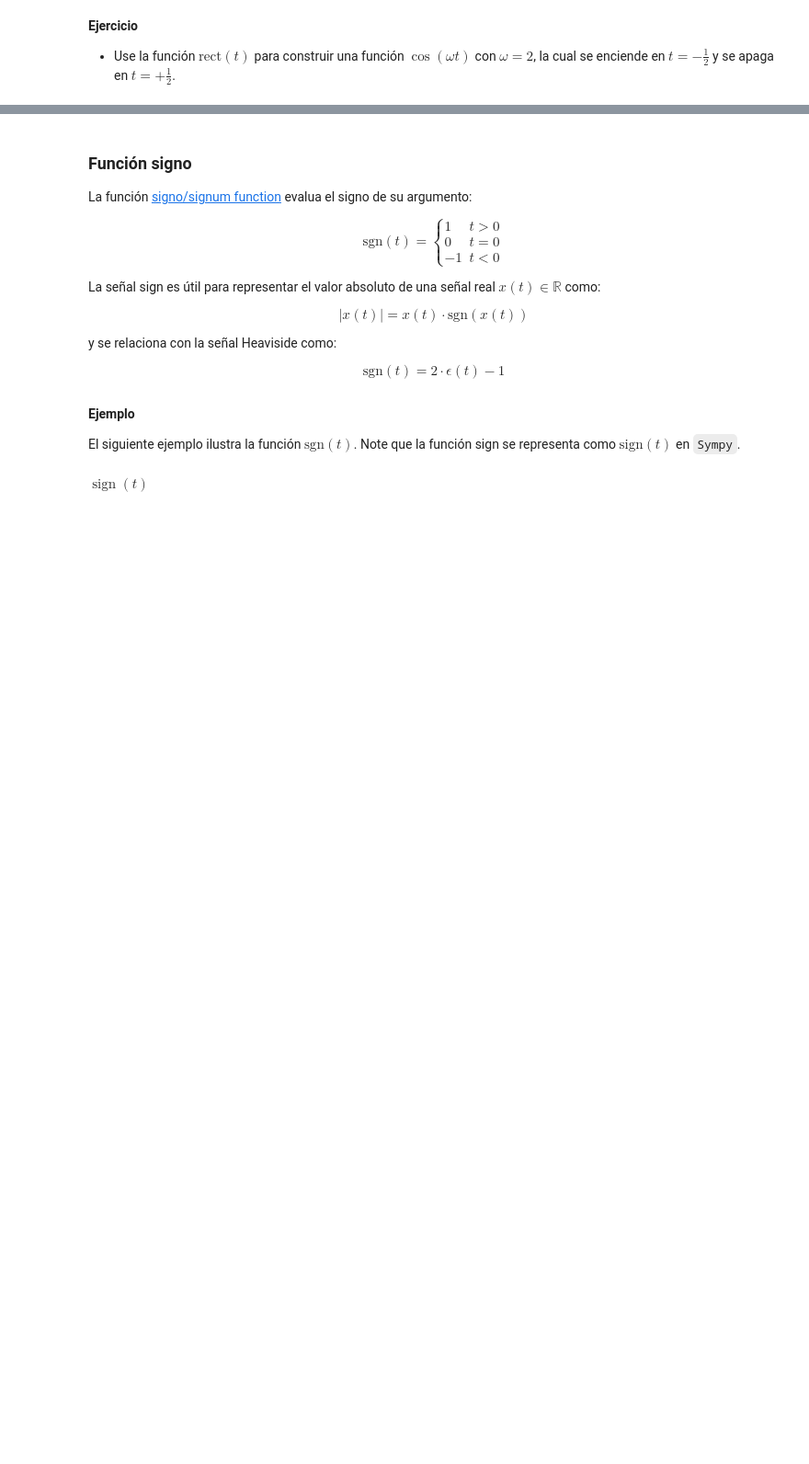
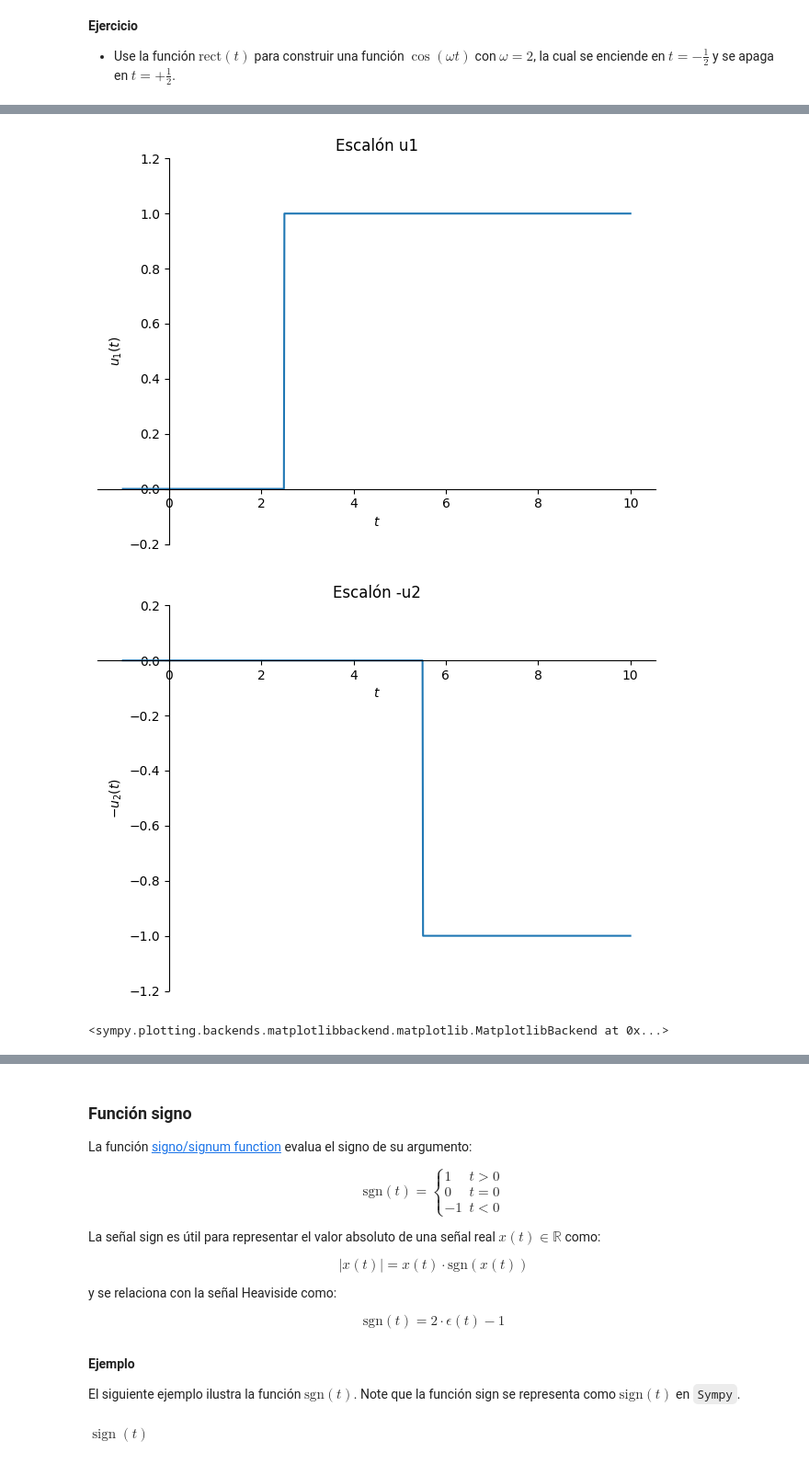
Before and after one commit to orodriguezq/orodriguezq-Senales_Y_Sistemas, a Jupyter notebook: Copia_de_S_estandar.ipynb, the cells around one changed output, grey strips where cells are left out. Shown: that part at 92% size. Cells and saved outputs as stored; diff of their text form; code cells hidden in the pictures; blank space fills up the shorter version.

```diff
--- a/Copia_de_S_estandar.ipynb
+++ b/Copia_de_S_estandar.ipynb
@@ -265,0 +326,12 @@ sym.plot(rect(t), (t, -1, 1), ylim=[-0.2, 1.2], ylabel=r'rect$(t)$');
+# %%
+u1_eval = u1.subs({to: 4, tau: 3})
+u2_eval = u2.subs({to: 4, tau: 3})
+# Graficar u1
+sym.plot(u1_eval, (t, -1, 10), ylim=(-0.2, 1.2), ylabel=r'$u_1(t)$', title='Escalón u1')
+
+# Graficar -u2
+sym.plot(-u2_eval, (t, -1, 10), ylim=(-1.2, 0.2), ylabel=r'$-u_2(t)$', title='Escalón -u2')
+# %% [output]
+[figure, added]
+[figure, added]
+<sympy.plotting.backends.matplotlibbackend.matplotlib.MatplotlibBackend at 0x...>
```
Also changed, not shown: parts of 6 cells of this notebook.
